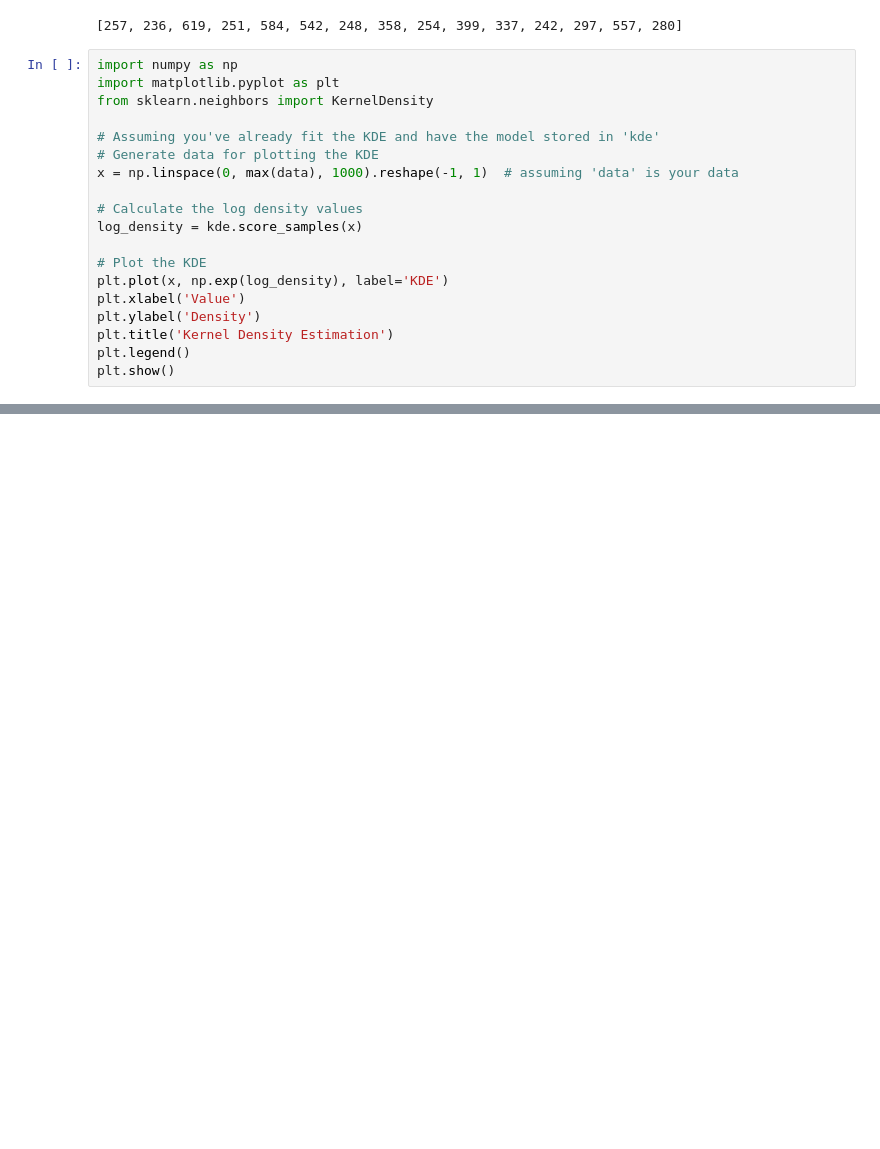
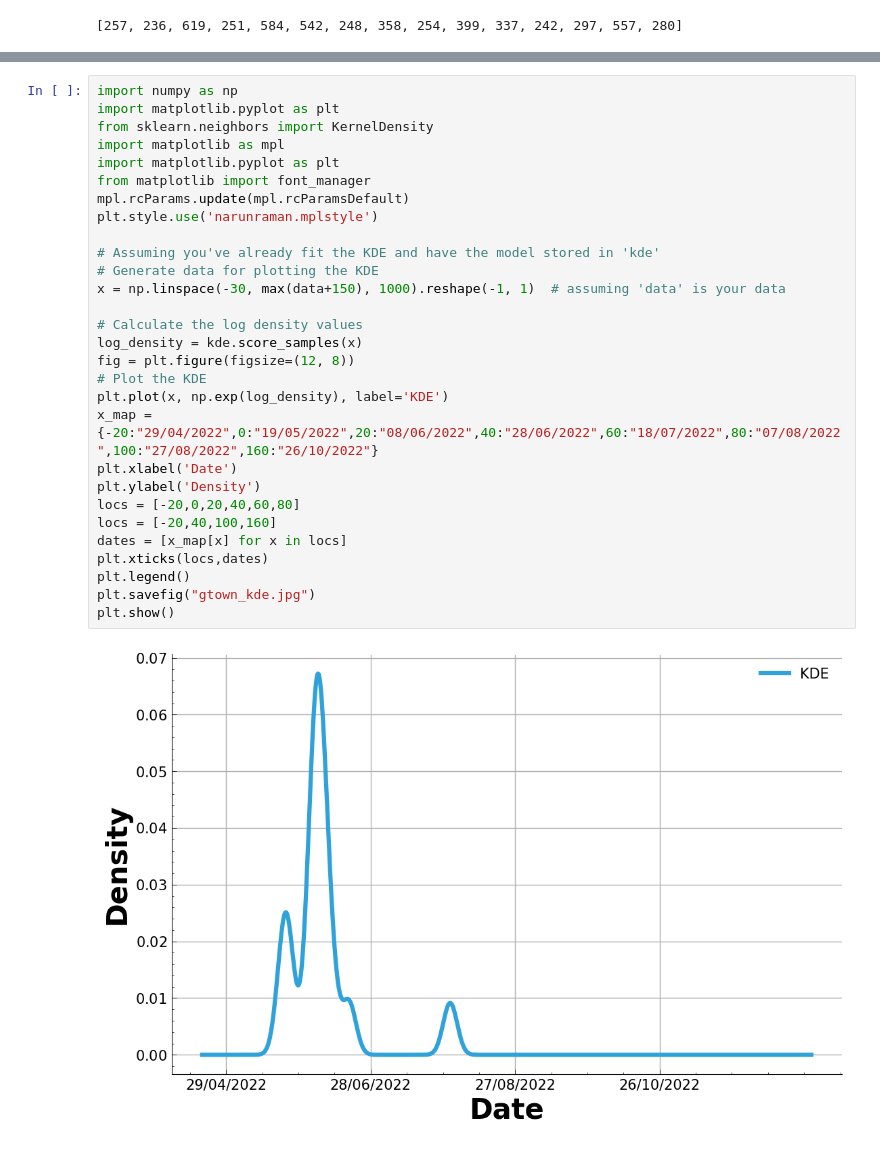
Before and after one commit to narunraman/nft_research, a Jupyter notebook: Dino/kde_based_sampling.ipynb, the cells around one changed output, grey strips where cells are left out. Saved outputs shown, nothing was run; the diff lists cells and outputs as text; blank space fills up the shorter version.

```diff
--- a/Dino/kde_based_sampling.ipynb
+++ b/Dino/kde_based_sampling.ipynb
@@ -57,22 +57,3 @@ for specific_datetime in ko_days:
 indices
 # %% [output]
 [257, 236, 619, 251, 584, 542, 248, 358, 254, 399, 337, 242, 297, 557, 280]
-# %%
-import numpy as np
-import matplotlib.pyplot as plt
-from sklearn.neighbors import KernelDensity
-
-# Assuming you've already fit the KDE and have the model stored in 'kde'
-# Generate data for plotting the KDE
-x = np.linspace(0, max(data), 1000).reshape(-1, 1)  # assuming 'data' is your data
-
-# Calculate the log density values
-log_density = kde.score_samples(x)
-
-# Plot the KDE
-plt.plot(x, np.exp(log_density), label='KDE')
-plt.xlabel('Value')
-plt.ylabel('Density')
-plt.title('Kernel Density Estimation')
-plt.legend()
-plt.show()
@@ -100,0 +90,31 @@ tot_intervals
+# %%
+import numpy as np
+import matplotlib.pyplot as plt
+from sklearn.neighbors import KernelDensity
+import matplotlib as mpl
+import matplotlib.pyplot as plt
+from matplotlib import font_manager
+mpl.rcParams.update(mpl.rcParamsDefault)
+plt.style.use('narunraman.mplstyle')
+
+# Assuming you've already fit the KDE and have the model stored in 'kde'
+# Generate data for plotting the KDE
+x = np.linspace(-30, max(data+150), 1000).reshape(-1, 1)  # assuming 'data' is your data
+
+# Calculate the log density values
+log_density = kde.score_samples(x)
+fig = plt.figure(figsize=(12, 8))
+# Plot the KDE
+plt.plot(x, np.exp(log_density), label='KDE')
+x_map = {-20:"29/04/2022",0:"19/05/2022",20:"08/06/2022",40:"28/06/2022",60:"18/07/2022",80:"07/08/2022",100:"27/08/2022",160:"26/10/2022"}
+plt.xlabel('Date')
+plt.ylabel('Density')
+locs = [-20,0,20,40,60,80]
+locs = [-20,40,100,160]
+dates = [x_map[x] for x in locs]
+plt.xticks(locs,dates)
+plt.legend()
+plt.savefig("gtown_kde.jpg")
+plt.show()
+# %% [output]
+[figure, added]
```
Also changed, not shown: parts of 6 cells of this notebook, 52 other files.
